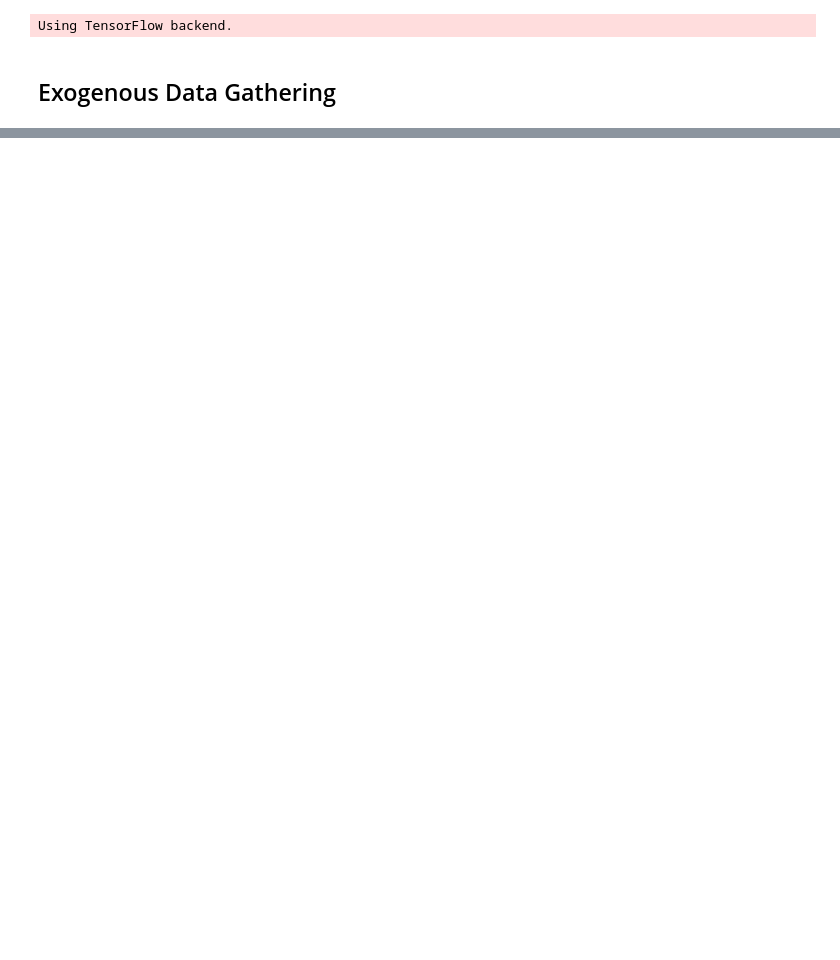
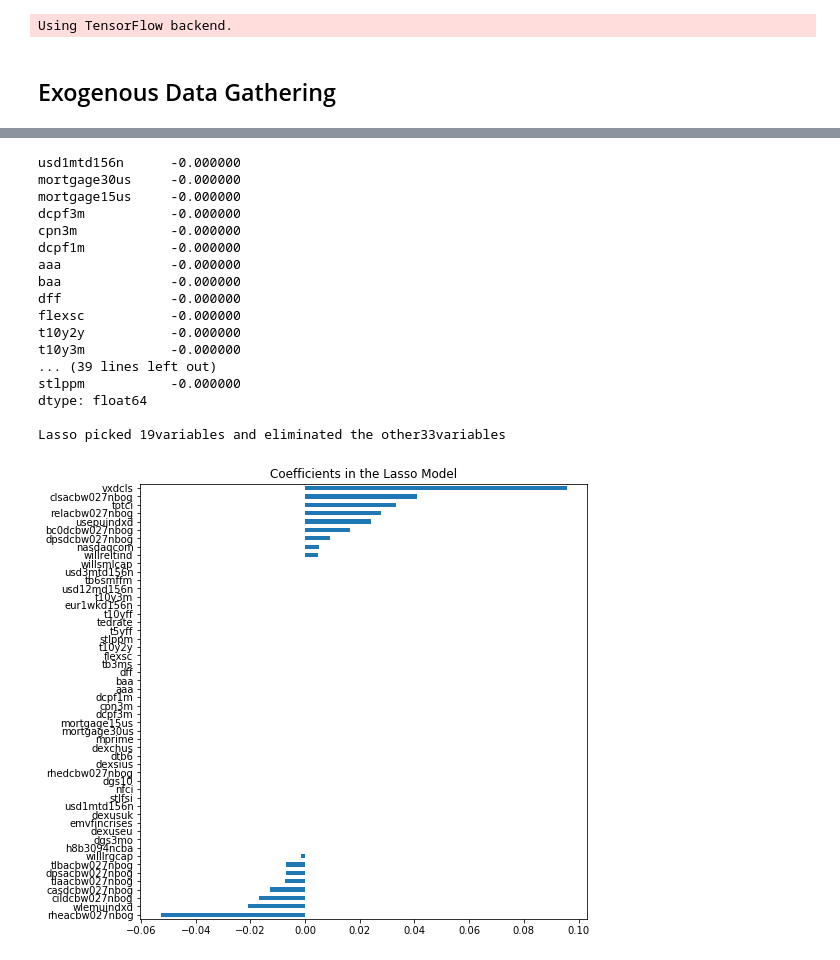
Before and after one commit to andrewcole33/reit_time_series_analysis, a Jupyter notebook: EDA.ipynb, the cells around one changed output, grey strips where cells are left out. Cells and saved outputs as stored; diff of their text form; code cells hidden in the pictures; blank space fills up the shorter version.

```diff
--- a/EDA.ipynb
+++ b/EDA.ipynb
@@ -349,0 +544,21 @@ rates_df.head(5)
+# %%
+lasso_reg(ELS_rates)
+# %% [output]
+usd1mtd156n      -0.000000
+mortgage30us     -0.000000
+mortgage15us     -0.000000
+dcpf3m           -0.000000
+cpn3m            -0.000000
+dcpf1m           -0.000000
+aaa              -0.000000
+baa              -0.000000
+dff              -0.000000
+flexsc           -0.000000
+t10y2y           -0.000000
+t10y3m           -0.000000
+... (39 lines left out)
+stlppm           -0.000000
+dtype: float64
+
+Lasso picked 19variables and eliminated the other33variables
+[figure, added]
```
Also changed, not shown: parts of 24 cells of this notebook, 1 other file.
